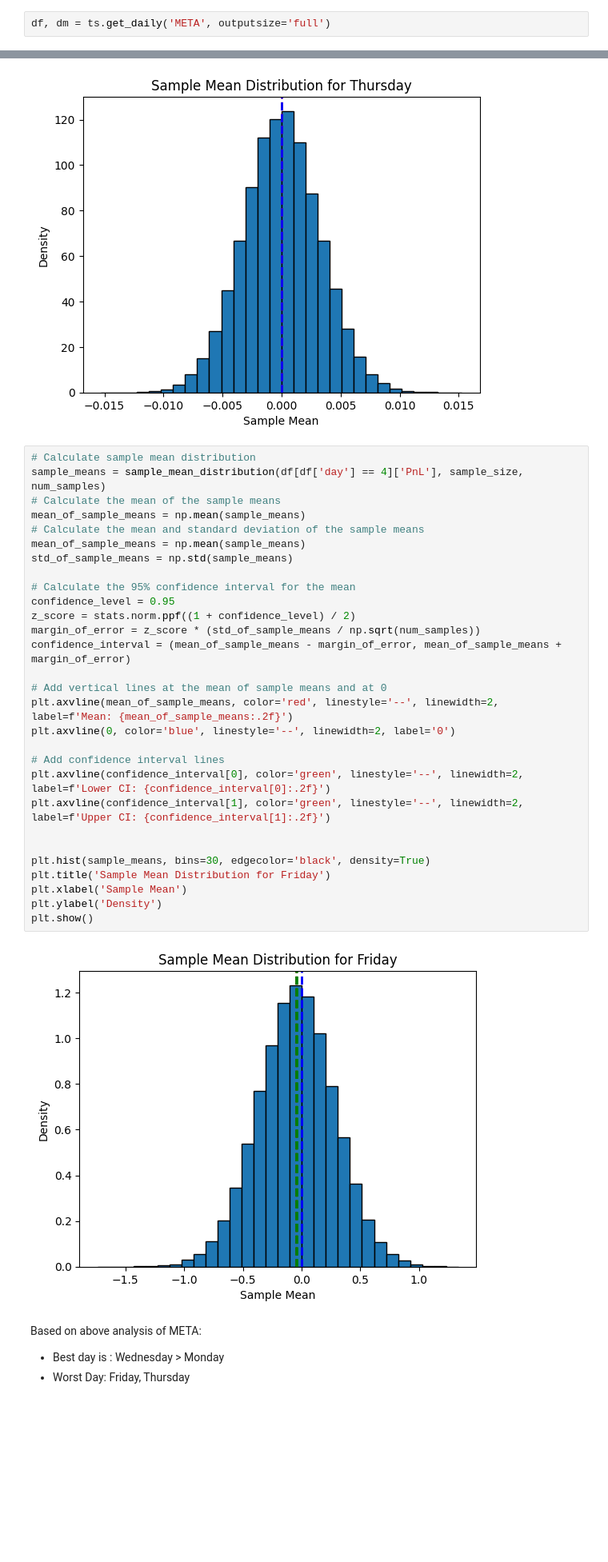
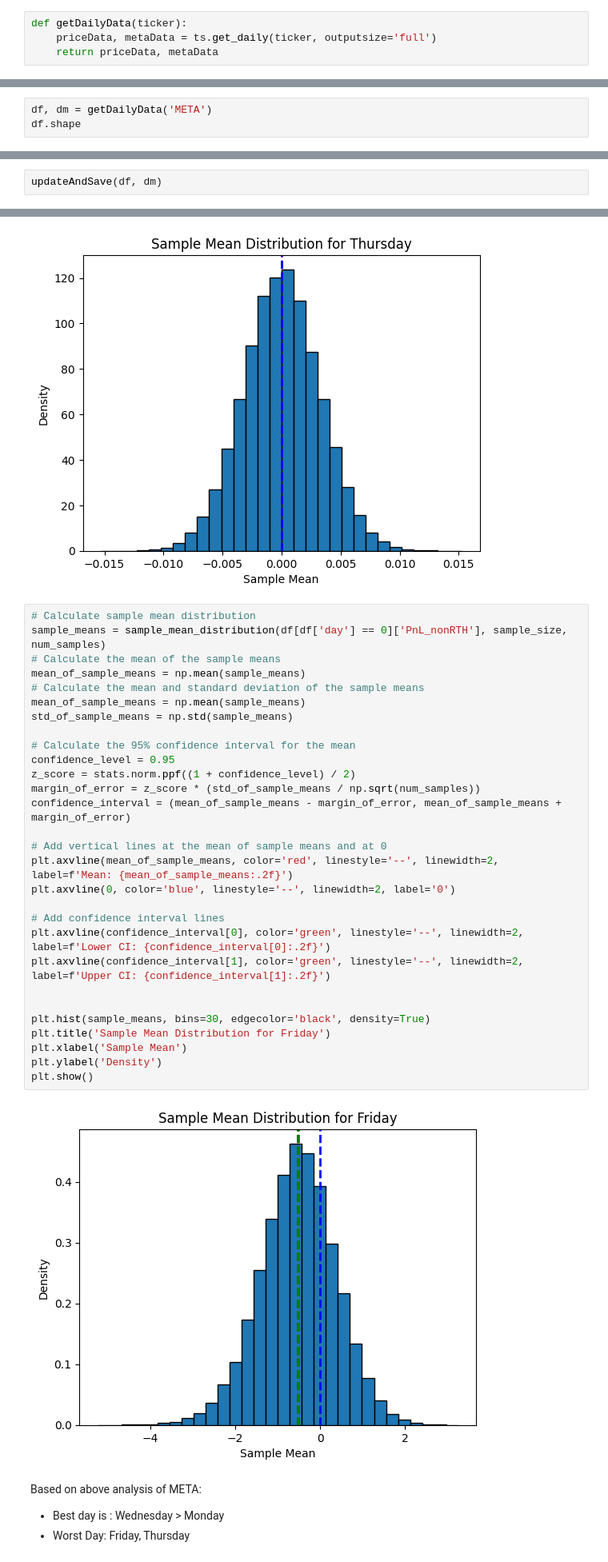
Before and after one commit to satishsolanki0409/finTech-projects, a Jupyter notebook: test.ipynb, the cells around one changed output, grey strips where cells are left out. Shown: that part at 80% size. Cells and saved outputs as stored; diff of their text form; blank space fills up the shorter version.

```diff
--- a/test.ipynb
+++ b/test.ipynb
@@ -16,4 +17,6 @@ with open('ALPHAVANTAGE_API_KEY') as f:
 ts = TimeSeries(API_KEY, output_format='pandas', indexing_type='integer')
 ti = TechIndicators(key=API_KEY, output_format='pandas')
 # %%
-df, dm = ts.get_daily('META', outputsize='full')
+def getDailyData(ticker):
+    priceData, metaData = ts.get_daily(ticker, outputsize='full')
+    return priceData, metaData
@@ -50,3 +63,6 @@ def sample_mean_distribution(population, sample_size, num_samples):
         sample_mean = np.mean(sample)
         sample_means.append(sample_mean)
     return sample_means
+# %%
+df, dm = getDailyData('META')
+df.shape
@@ -52,0 +71,2 @@ def sample_mean_distribution(population, sample_size, num_samples):
+# %%
+updateAndSave(df, dm)
@@ -125,35 +147,35 @@ plt.show()
 [figure]
 # %%
 # Calculate sample mean distribution
-sample_means = sample_mean_distribution(df[df['day'] == 4]['PnL'], sample_size, num_samples)
+sample_means = sample_mean_distribution(df[df['day'] == 0]['PnL_nonRTH'], sample_size, num_samples)
 # Calculate the mean of the sample means
 mean_of_sample_means = np.mean(sample_means)
 # Calculate the mean and standard deviation of the sample means
 mean_of_sample_means = np.mean(sample_means)
 std_of_sample_means = np.std(sample_means)
 
 # Calculate the 95% confidence interval for the mean
 confidence_level = 0.95
 z_score = stats.norm.ppf((1 + confidence_level) / 2)
 margin_of_error = z_score * (std_of_sample_means / np.sqrt(num_samples))
 confidence_interval = (mean_of_sample_means - margin_of_error, mean_of_sample_means + margin_of_error)
 
 # Add vertical lines at the mean of sample means and at 0
 plt.axvline(mean_of_sample_means, color='red', linestyle='--', linewidth=2, label=f'Mean: {mean_of_sample_means:.2f}')
 plt.axvline(0, color='blue', linestyle='--', linewidth=2, label='0')
 
 # Add confidence interval lines
 plt.axvline(confidence_interval[0], color='green', linestyle='--', linewidth=2, label=f'Lower CI: {confidence_interval[0]:.2f}')
 plt.axvline(confidence_interval[1], color='green', linestyle='--', linewidth=2, label=f'Upper CI: {confidence_interval[1]:.2f}')
 
 
 plt.hist(sample_means, bins=30, edgecolor='black', density=True)
 plt.title('Sample Mean Distribution for Friday')
 plt.xlabel('Sample Mean')
 plt.ylabel('Density')
 plt.show()
 # %% [output]
-[figure, old version]
+[figure, new version]
 # %% [markdown]
 Based on above analysis of META:
 - Best day is : Wednesday > Monday
```
Also changed, not shown: parts of 13 cells of this notebook.
